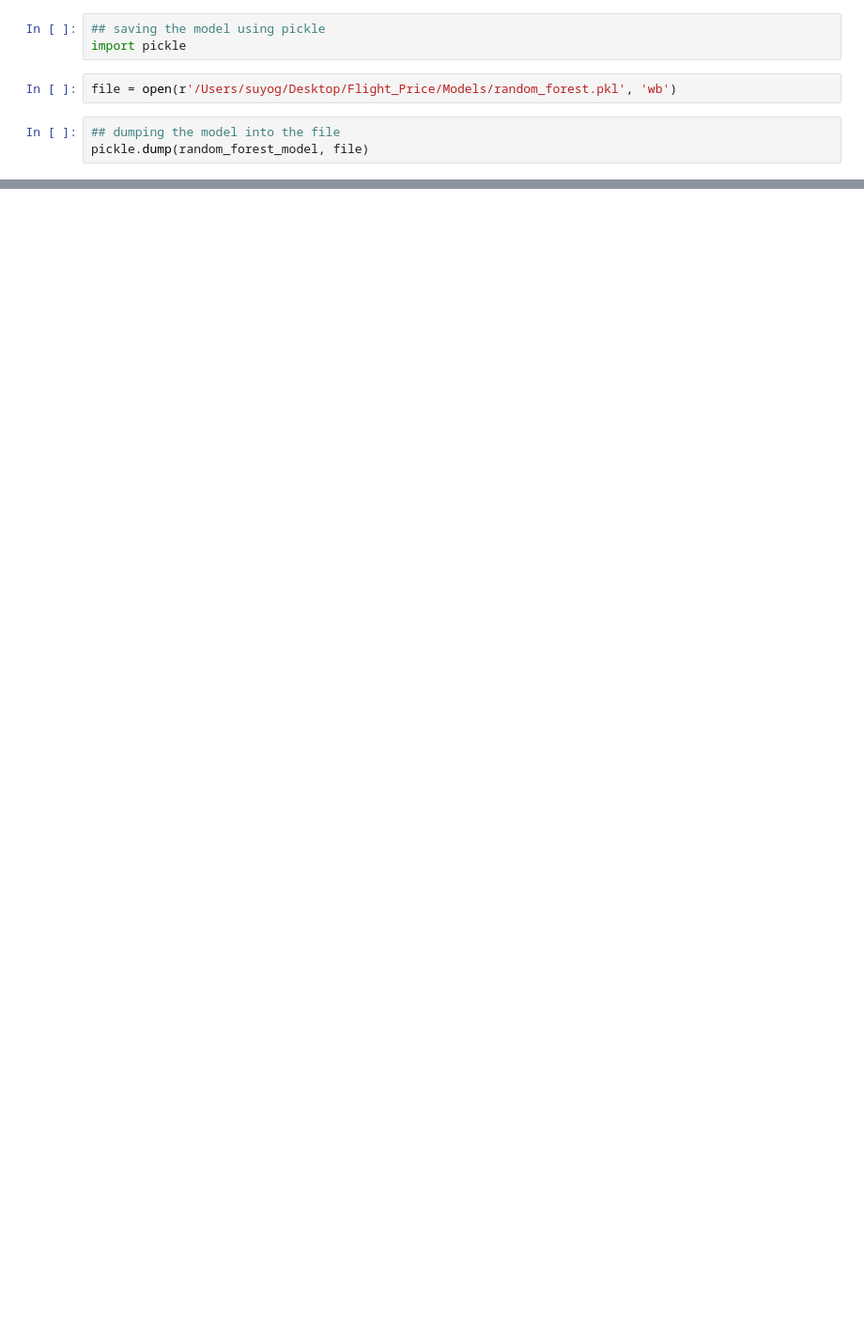
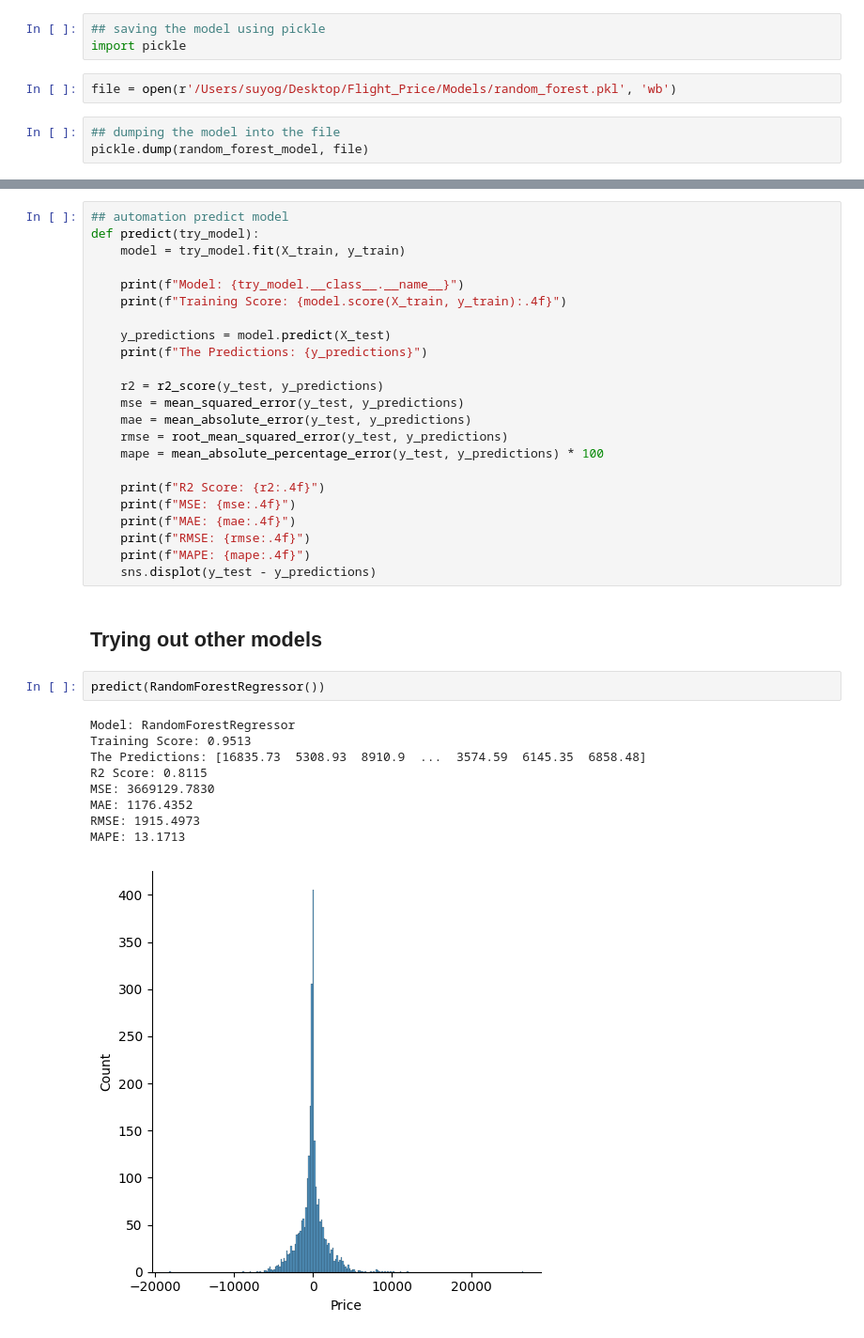
Before and after one commit to suyogshresthaa/Flight-Fare-Prediction-System, a Jupyter notebook: flight_price_prediction.ipynb, the cells around one changed output, grey strips where cells are left out. Shown at 94% size. Drawn from its saved outputs; the diff is of its cells as text; blank space fills up the shorter version.

Commit message:
automation pipeline

```diff
--- a/flight_price_prediction.ipynb
+++ b/flight_price_prediction.ipynb
@@ -719,0 +724,37 @@ pickle.dump(random_forest_model, file)
+# %%
+## automation predict model
+def predict(try_model):
+    model = try_model.fit(X_train, y_train)
+
+    print(f"Model: {try_model.__class__.__name__}")
+    print(f"Training Score: {model.score(X_train, y_train):.4f}")
+
+    y_predictions = model.predict(X_test)
+    print(f"The Predictions: {y_predictions}")
+
+    r2 = r2_score(y_test, y_predictions)
+    mse = mean_squared_error(y_test, y_predictions)
+    mae = mean_absolute_error(y_test, y_predictions)
+    rmse = root_mean_squared_error(y_test, y_predictions)
+    mape = mean_absolute_percentage_error(y_test, y_predictions) * 100
+
+    print(f"R2 Score: {r2:.4f}")
+    print(f"MSE: {mse:.4f}")
+    print(f"MAE: {mae:.4f}")
+    print(f"RMSE: {rmse:.4f}")
+    print(f"MAPE: {mape:.4f}")
+    sns.displot(y_test - y_predictions)
+# %% [markdown]
+## Trying out other models
+# %%
+predict(RandomForestRegressor())
+# %% [output]
+Model: RandomForestRegressor
+Training Score: 0.9513
+The Predictions: [16835.73  5308.93  8910.9  ...  3574.59  6145.35  6858.48]
+R2 Score: 0.8115
+MSE: 3669129.7830
+MAE: 1176.4352
+RMSE: 1915.4973
+MAPE: 13.1713
+[figure, added]
```
Also changed, not shown: parts of 12 cells of this notebook.
